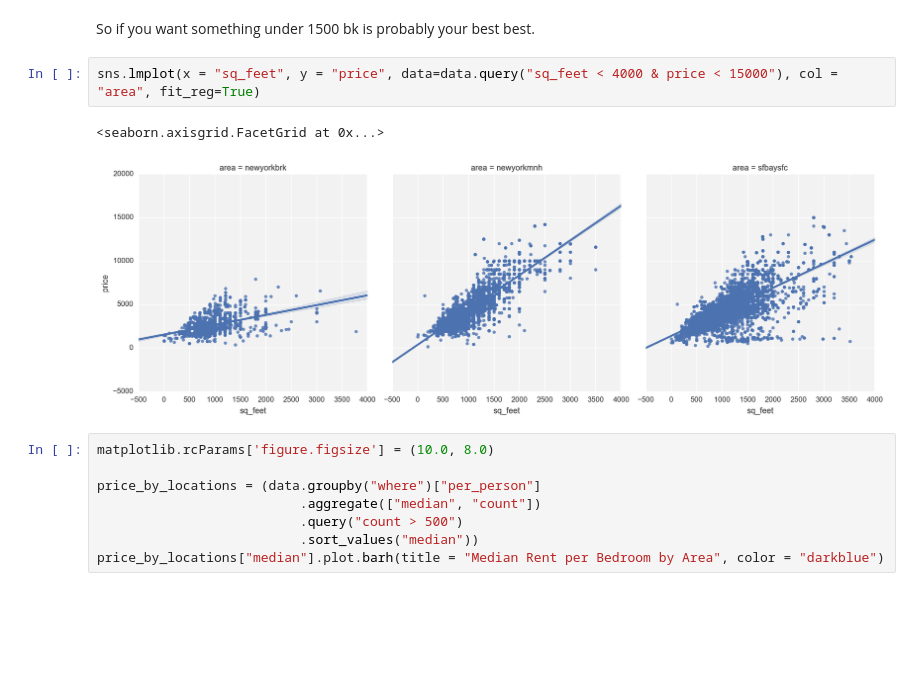
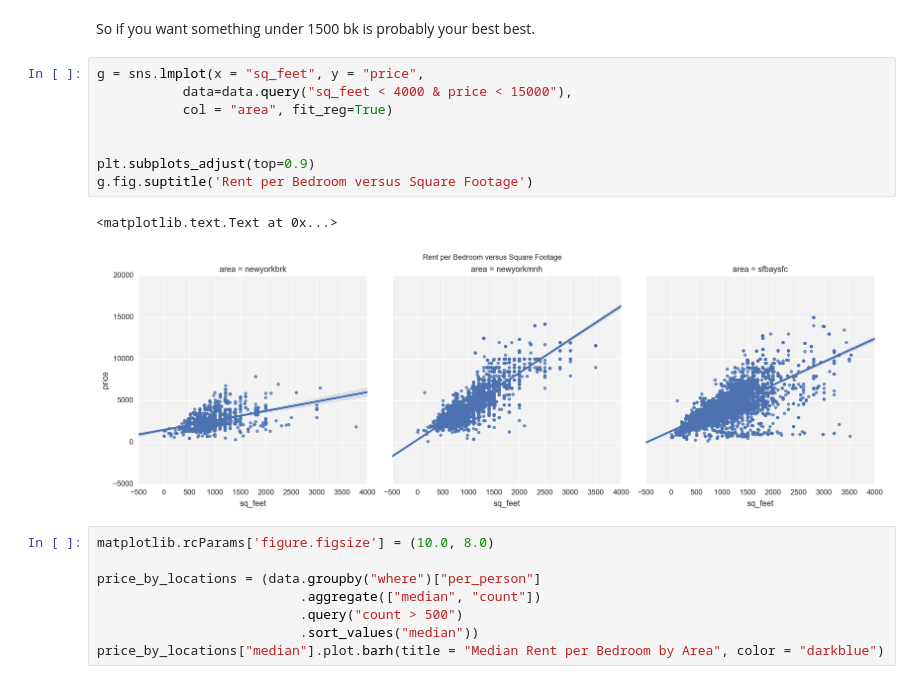
Before and after one commit to apapiu/Craiglist_Project, a Jupyter notebook: Data Analysis/Main EDA NYC+SF.ipynb, the cells around one changed output. Cells and saved outputs as stored; diff of their text form; blank space fills up the shorter version.

```diff
--- a/Data Analysis/Main EDA NYC+SF.ipynb
+++ b/Data Analysis/Main EDA NYC+SF.ipynb
@@ -141,10 +141,16 @@ array([[<matplotlib.axes._subplots.AxesSubplot object at 0x...>]], dtype=object)
 # %% [markdown]
 So if you want something under 1500 bk is probably your best best.
 # %%
-sns.lmplot(x = "sq_feet", y = "price", data=data.query("sq_feet < 4000 & price < 15000"), col = "area", fit_reg=True)
+g = sns.lmplot(x = "sq_feet", y = "price",
+           data=data.query("sq_feet < 4000 & price < 15000"),
+           col = "area", fit_reg=True)
+
+
+plt.subplots_adjust(top=0.9)
+g.fig.suptitle('Rent per Bedroom versus Square Footage')
 # %% [output]
-<seaborn.axisgrid.FacetGrid at 0x...>
+<matplotlib.text.Text at 0x...>
-[figure, old version]
+[figure, new version]
 # %%
 matplotlib.rcParams['figure.figsize'] = (10.0, 8.0)
 
```
Also changed, not shown: 2 other files.
